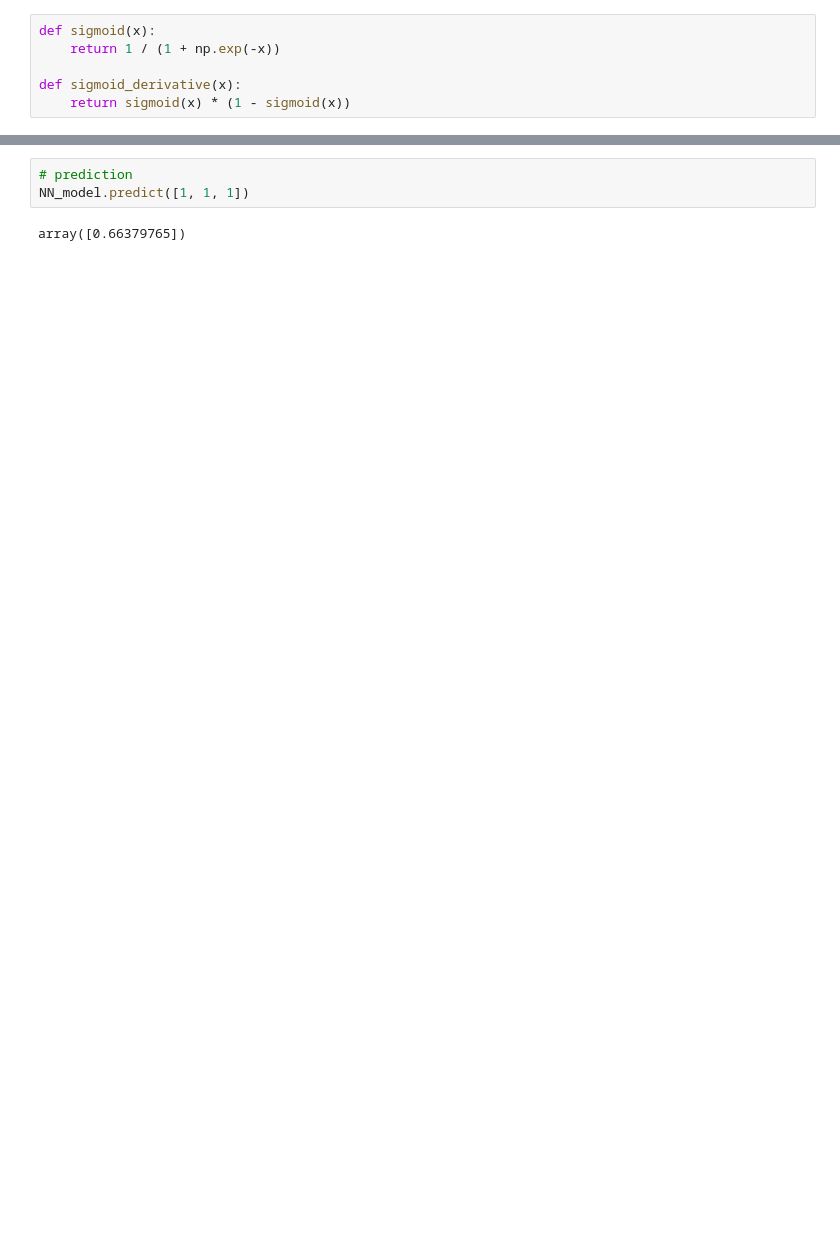
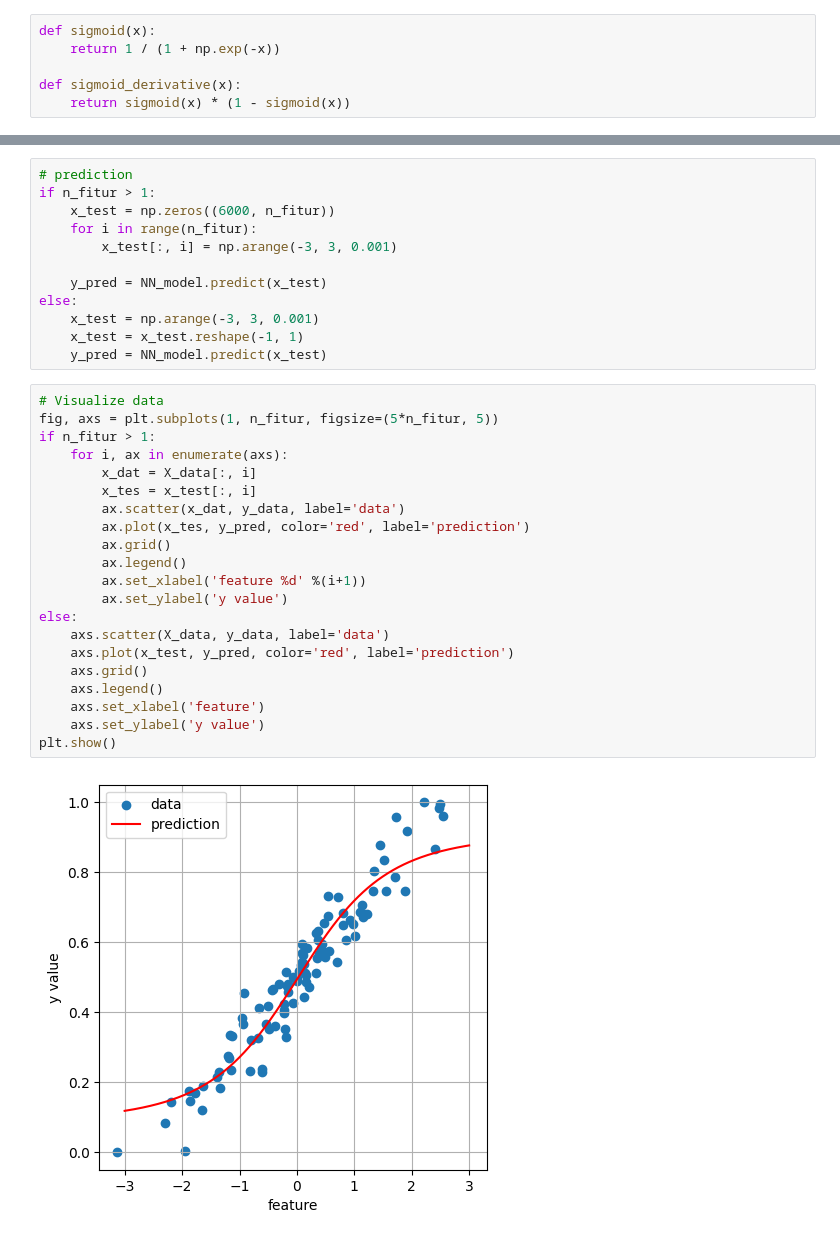
Before and after one commit to anasnafis77/machine-learning-from-scratch, a Jupyter notebook: neural-networks.ipynb, the cells around one changed output, grey strips where cells are left out. Cells and saved outputs as stored; diff of their text form; blank space fills up the shorter version.

```diff
--- a/neural-networks.ipynb
+++ b/neural-networks.ipynb
@@ -118,5 +134,35 @@ ax.grid()
-# %%
-# prediction
-NN_model.predict([1, 1, 1])
-# %% [output]
-array([0.66379765])
+# %%
+# prediction
+if n_fitur > 1:
+    x_test = np.zeros((6000, n_fitur))
+    for i in range(n_fitur):
+        x_test[:, i] = np.arange(-3, 3, 0.001)
+
+    y_pred = NN_model.predict(x_test)
+else:
+    x_test = np.arange(-3, 3, 0.001)
+    x_test = x_test.reshape(-1, 1)
+    y_pred = NN_model.predict(x_test)
+# %%
+# Visualize data
+fig, axs = plt.subplots(1, n_fitur, figsize=(5*n_fitur, 5))
+if n_fitur > 1:
+    for i, ax in enumerate(axs):
+        x_dat = X_data[:, i]
+        x_tes = x_test[:, i]
+        ax.scatter(x_dat, y_data, label='data')
+        ax.plot(x_tes, y_pred, color='red', label='prediction')
+        ax.grid()
+        ax.legend()
+        ax.set_xlabel('feature %d' %(i+1))
+        ax.set_ylabel('y value')
+else:
+    axs.scatter(X_data, y_data, label='data')
+    axs.plot(x_test, y_pred, color='red', label='prediction')
+    axs.grid()
+    axs.legend()
+    axs.set_xlabel('feature')
+    axs.set_ylabel('y value')
+plt.show()
+# %% [output]
+[figure, added]
```
Also changed, not shown: parts of 12 cells of this notebook.
